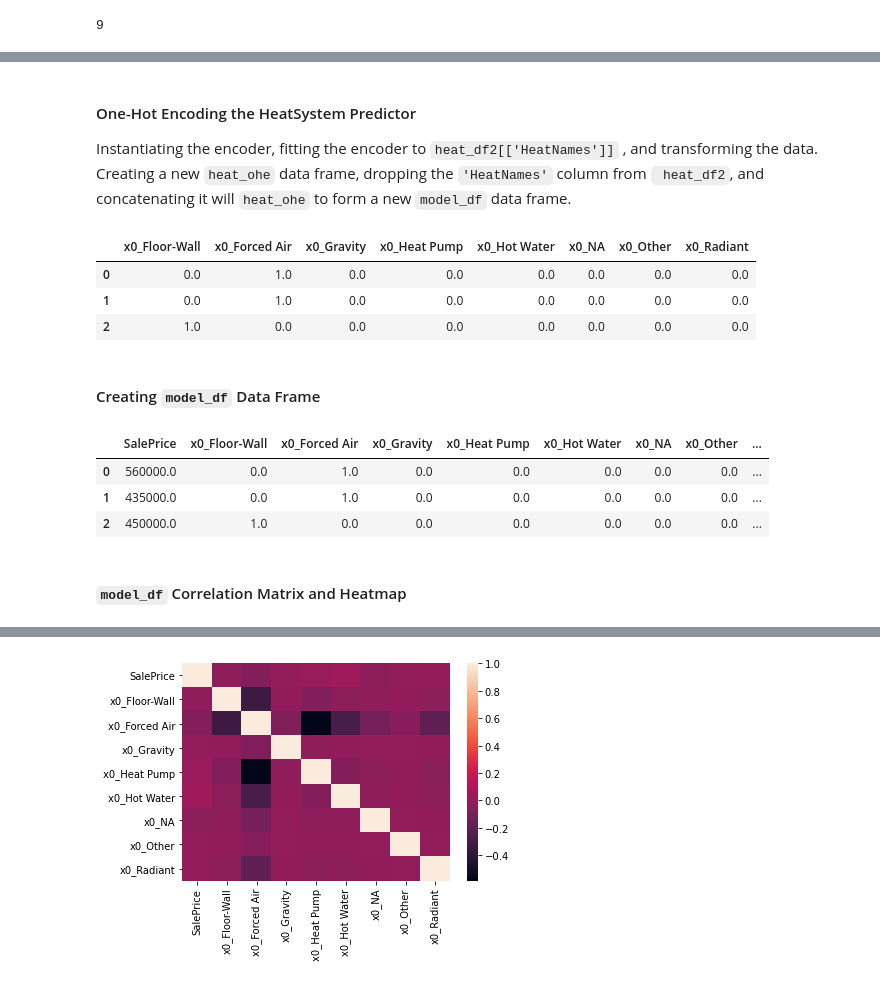
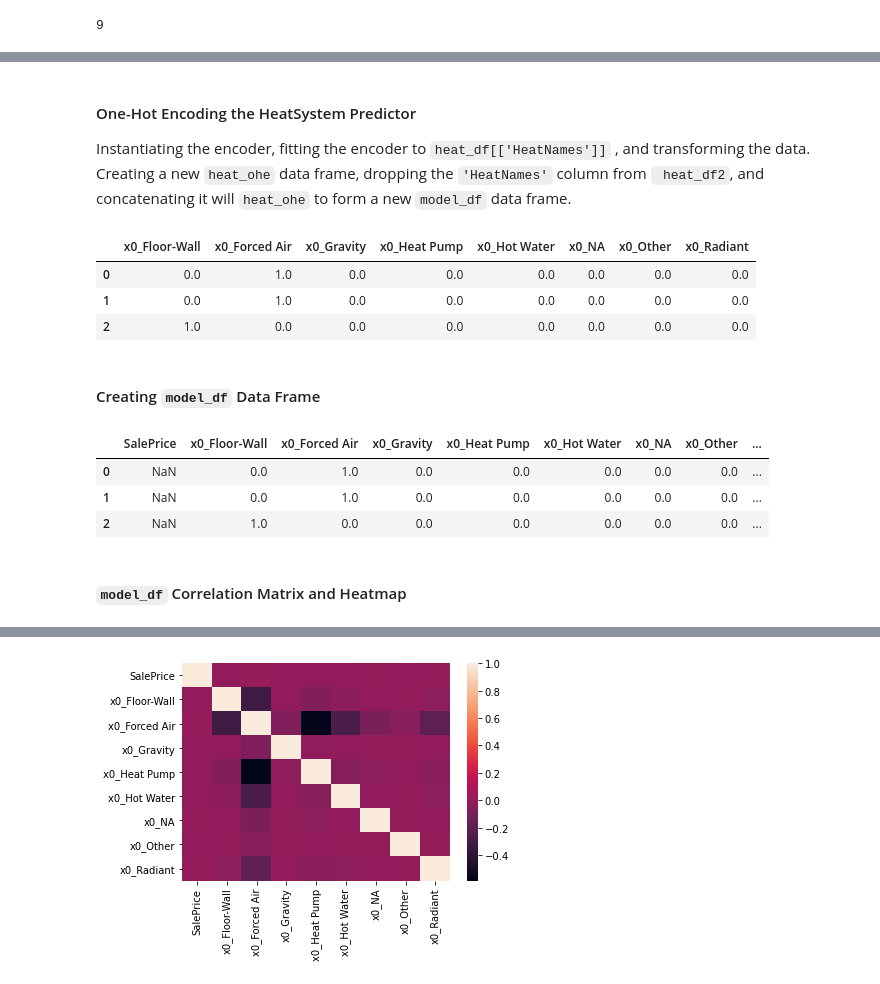
Before and after one commit to jeffreyhwatson/King_Co_Price_Analysis, a Jupyter notebook: notebooks/exploratory/eda_sql.ipynb, the cells around one changed output, grey strips where cells are left out. Cells and saved outputs as stored; diff of their text form; code cells hidden in the pictures.

````diff
--- a/notebooks/exploratory/eda_sql.ipynb
+++ b/notebooks/exploratory/eda_sql.ipynb
@@ -1136,0 +1105,2 @@ heat_df2.head(3)
+# %%
+heat_df['HeatNames'] = heat_df.HeatSystem.map(heatnames)
@@ -1136,0 +1117,3 @@ heat_df2.head(3)
+# %%
+# filling NaNs with strings
+heat_df.fillna('NA', inplace=True)
@@ -1137,14 +1127,14 @@ heat_df2.head(3)
 # %% [markdown]
 #### One-Hot Encoding the HeatSystem Predictor
 
-Instantiating the encoder, fitting the encoder to ```heat_df2[['HeatNames']]``` , and transforming the data. Creating a new ```heat_ohe``` data frame, dropping the ```'HeatNames'``` column from ``` heat_df2```, and concatenating it will ```heat_ohe``` to form a new ```model_df``` data frame.
+Instantiating the encoder, fitting the encoder to `heat_df[['HeatNames']]` , and transforming the data. Creating a new `heat_ohe` data frame, dropping the `'HeatNames'` column from ` heat_df2`, and concatenating it will `heat_ohe` to form a new `model_df` data frame.
 # %%
 # instantiating, fitting and transforming
 ohcoder = OneHotEncoder(drop='first')
 
-ohcoder.fit(heat_df2[['HeatNames']])
+ohcoder.fit(heat_df[['HeatNames']])
 
-transformed = ohcoder.transform(heat_df2[['HeatNames']])
+transformed = ohcoder.transform(heat_df[['HeatNames']])
 # %%
 # creating heat_ohe data frame and checking the first few columns
 heat_ohe = pd.DataFrame(transformed.todense(),\
@@ -1156,21 +1146,21 @@ heat_ohe.head(3)
 | 1 | 0.0 | 1.0 | 0.0 | 0.0 | 0.0 | 0.0 | 0.0 | 0.0 |
 | 2 | 1.0 | 0.0 | 0.0 | 0.0 | 0.0 | 0.0 | 0.0 | 0.0 |
 # %%
-# dropping the 'HeatNames' column from heat_df2
-heat2_dropped = heat_df2.drop('HeatNames', axis=1)
+# dropping the 'HeatNames' column from heat_df
+heat_dropped = heat_df.drop('HeatNames', axis=1)
 # %% [markdown]
-#### Creating ```model_df``` Data Frame
+#### Creating `model_df` Data Frame
 # %%
 # creating the model dataframe and checking first few rows
-model_df = pd.concat([heat2_dropped, heat_ohe], axis=1)
+model_df = pd.concat([heat_dropped, heat_ohe], axis=1)
 model_df.head(3)
 # %% [output]
 |  | SalePrice | x0_Floor-Wall | x0_Forced Air | x0_Gravity | x0_Heat Pump | x0_Hot Water | x0_NA | x0_Other | ... |
-| 0 | 560000.0 | 0.0 | 1.0 | 0.0 | 0.0 | 0.0 | 0.0 | 0.0 | ... |
-| 1 | 435000.0 | 0.0 | 1.0 | 0.0 | 0.0 | 0.0 | 0.0 | 0.0 | ... |
-| 2 | 450000.0 | 1.0 | 0.0 | 0.0 | 0.0 | 0.0 | 0.0 | 0.0 | ... |
+| 0 | NaN | 0.0 | 1.0 | 0.0 | 0.0 | 0.0 | 0.0 | 0.0 | ... |
+| 1 | NaN | 0.0 | 1.0 | 0.0 | 0.0 | 0.0 | 0.0 | 0.0 | ... |
+| 2 | NaN | 1.0 | 0.0 | 0.0 | 0.0 | 0.0 | 0.0 | 0.0 | ... |
 # %% [markdown]
-#### ```model_df``` Correlation Matrix and Heatmap
+#### `model_df` Correlation Matrix and Heatmap
 # %%
 model_df.corr()
 # %% [output]
````
Also changed, not shown: parts of 93 cells of this notebook, 4 other files.
